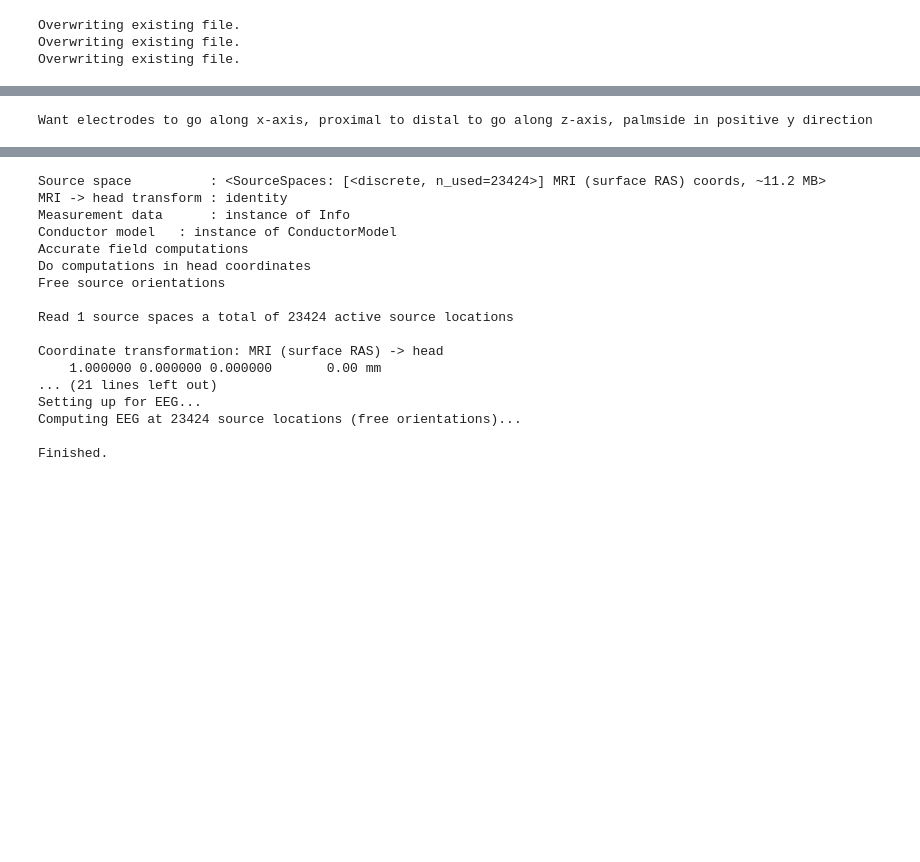
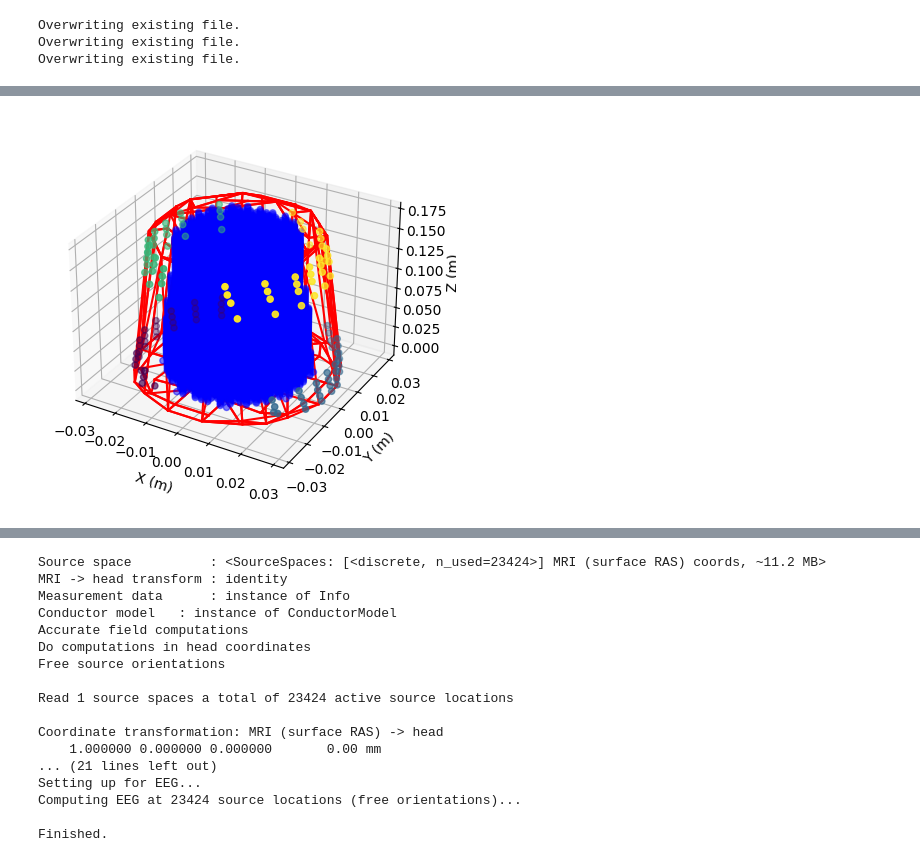
Before and after one commit to Spokhim/CMU_EMGSL, a Jupyter notebook: Fwd_BEM_MNE.ipynb, the cells around one changed output, grey strips where cells are left out. Drawn from its saved outputs; the diff is of its cells as text; code cells hidden in the pictures; blank space fills up the shorter version.

```diff
--- a/Fwd_BEM_MNE.ipynb
+++ b/Fwd_BEM_MNE.ipynb
@@ -252,22 +203,20 @@ electrode_pos = np.array([closest_point_on_hull(hull, point) for point in electr
 # %%
 # Plot the convex hull and the moved points
 fig = plt.figure()
 ax = fig.add_subplot(111, projection='3d')
 # Plot the convex hull
 for simplex in hull.simplices:
     ax.plot(pos[simplex, 0], pos[simplex, 1], pos[simplex, 2], 'r-')
 # Plot the moved points on the hull
 ax.scatter(electrode_pos[:, 0], electrode_pos[:, 1], electrode_pos[:, 2], c=elec_pos_df["Patch"], marker='o')
 # Plot the source space
 ax.scatter(src[0]["rr"][src[0]["vertno"], 0], src[0]["rr"][src[0]["vertno"], 1], src[0]["rr"][src[0]["vertno"], 2], c='b', marker='o', alpha=0.5)
 # Set labels
-ax.set_xlabel('X Label')
-ax.set_ylabel('Y Label')
-ax.set_zlabel('Z Label')
+ax.set_xlabel('X (m)')
+ax.set_ylabel('Y (m)')
+ax.set_zlabel('Z (m)')
 fig.show()
-
-print('Want electrodes to go along x-axis, proximal to distal to go along z-axis, palmside in positive y direction')
 # %% [output]
-Want electrodes to go along x-axis, proximal to distal to go along z-axis, palmside in positive y direction
+[figure, added]
 # %%
 # Save new electrode positions
```
Also changed, not shown: parts of 25 cells of this notebook, 13 other files.
